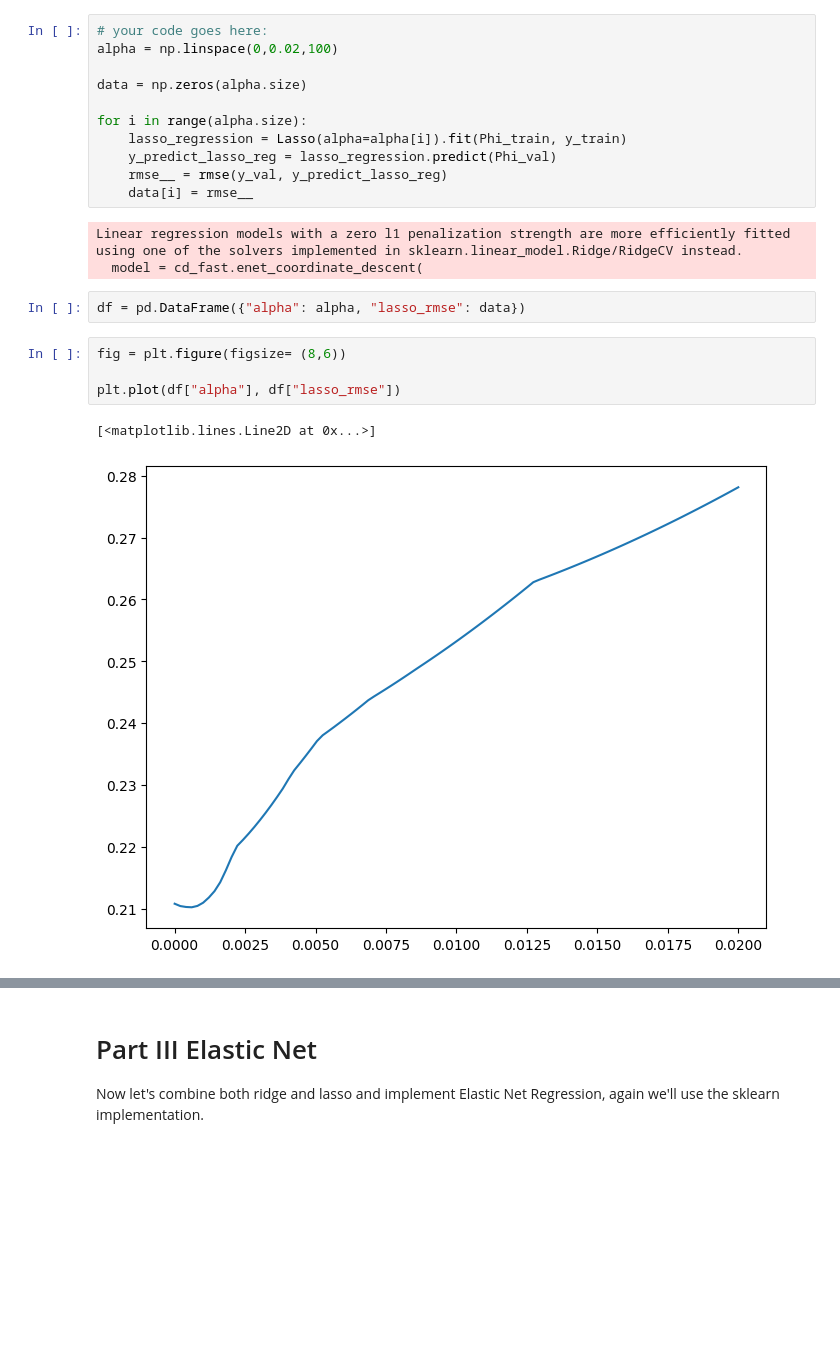
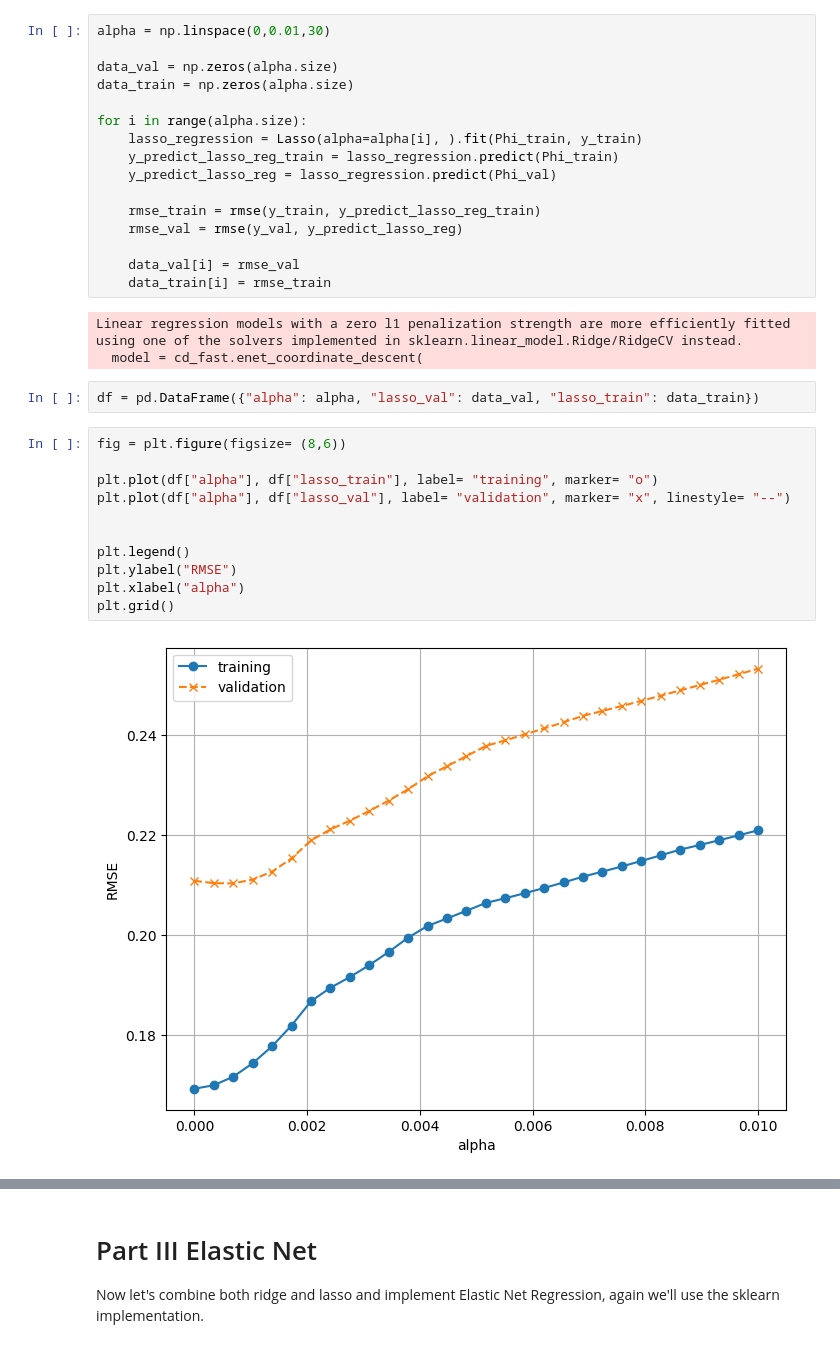
Before and after one commit to davi-dressler/fgv_tacd, a Jupyter notebook: fgv-class-2026-Lab2-Linear_Regression_regularization/708024.ipynb, the cells around one changed output, grey strips where cells are left out. Drawn from its saved outputs; the diff is of its cells as text; blank space fills up the shorter version.

```diff
--- a/fgv-class-2026-Lab2-Linear_Regression_regularization/708024.ipynb
+++ b/fgv-class-2026-Lab2-Linear_Regression_regularization/708024.ipynb
@@ -237,26 +233,37 @@ y_predict_lasso_reg = lasso_regression.predict(X_val)
 ### The goal here is to again find a good value of alpha for the RMSE in the validation set.
 Experiment with some different values, generate the same plot as Part I, and report the RMSE of testing set after selecting the best alpha from the validation set.
 # %%
-# your code goes here:
-alpha = np.linspace(0,0.02,100)
+alpha = np.linspace(0,0.01,30)
 
-data = np.zeros(alpha.size)
+data_val = np.zeros(alpha.size)
+data_train = np.zeros(alpha.size)
 
 for i in range(alpha.size):
-    lasso_regression = Lasso(alpha=alpha[i]).fit(Phi_train, y_train)
+    lasso_regression = Lasso(alpha=alpha[i], ).fit(Phi_train, y_train)
+    y_predict_lasso_reg_train = lasso_regression.predict(Phi_train)
     y_predict_lasso_reg = lasso_regression.predict(Phi_val)
-    rmse__ = rmse(y_val, y_predict_lasso_reg)
-    data[i] = rmse__
+
+    rmse_train = rmse(y_train, y_predict_lasso_reg_train)
+    rmse_val = rmse(y_val, y_predict_lasso_reg)
+
+    data_val[i] = rmse_val
+    data_train[i] = rmse_train
 # %% [output]
 Linear regression models with a zero l1 penalization strength are more efficiently fitted using one of the solvers implemented in sklearn.linear_model.Ridge/RidgeCV instead.
   model = cd_fast.enet_coordinate_descent(
 # %%
-df = pd.DataFrame({"alpha": alpha, "lasso_rmse": data})
+df = pd.DataFrame({"alpha": alpha, "lasso_val": data_val, "lasso_train": data_train})
 # %%
 fig = plt.figure(figsize= (8,6))
 
-plt.plot(df["alpha"], df["lasso_rmse"])
+plt.plot(df["alpha"], df["lasso_train"], label= "training", marker= "o")
+plt.plot(df["alpha"], df["lasso_val"], label= "validation", marker= "x", linestyle= "--")
+
+
+plt.legend()
+plt.ylabel("RMSE")
+plt.xlabel("alpha")
+plt.grid()
 # %% [output]
-[<matplotlib.lines.Line2D at 0x...>]
-[figure, old version]
+[figure, new version]
 # %%
```
Also changed, not shown: parts of 6 cells of this notebook.
